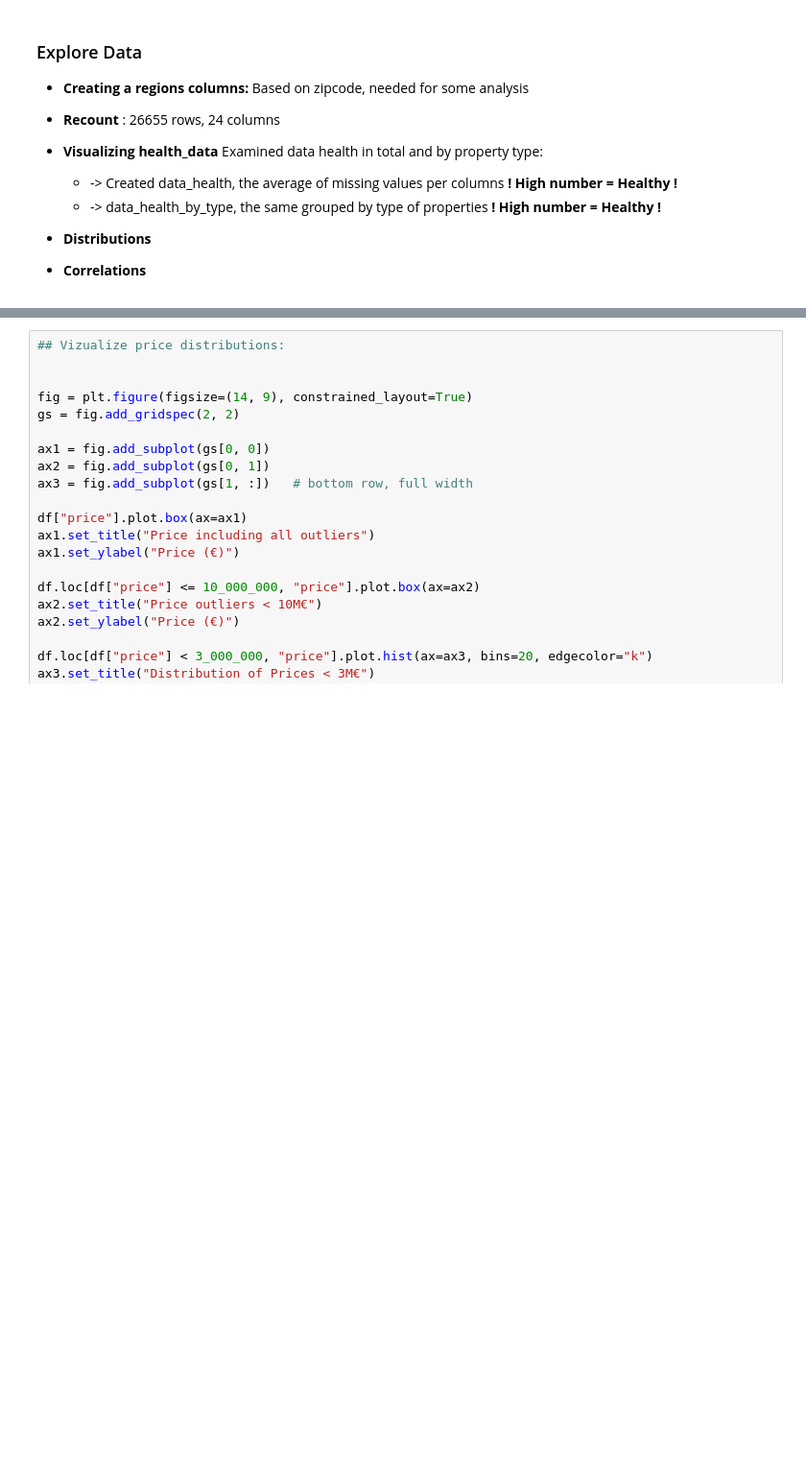
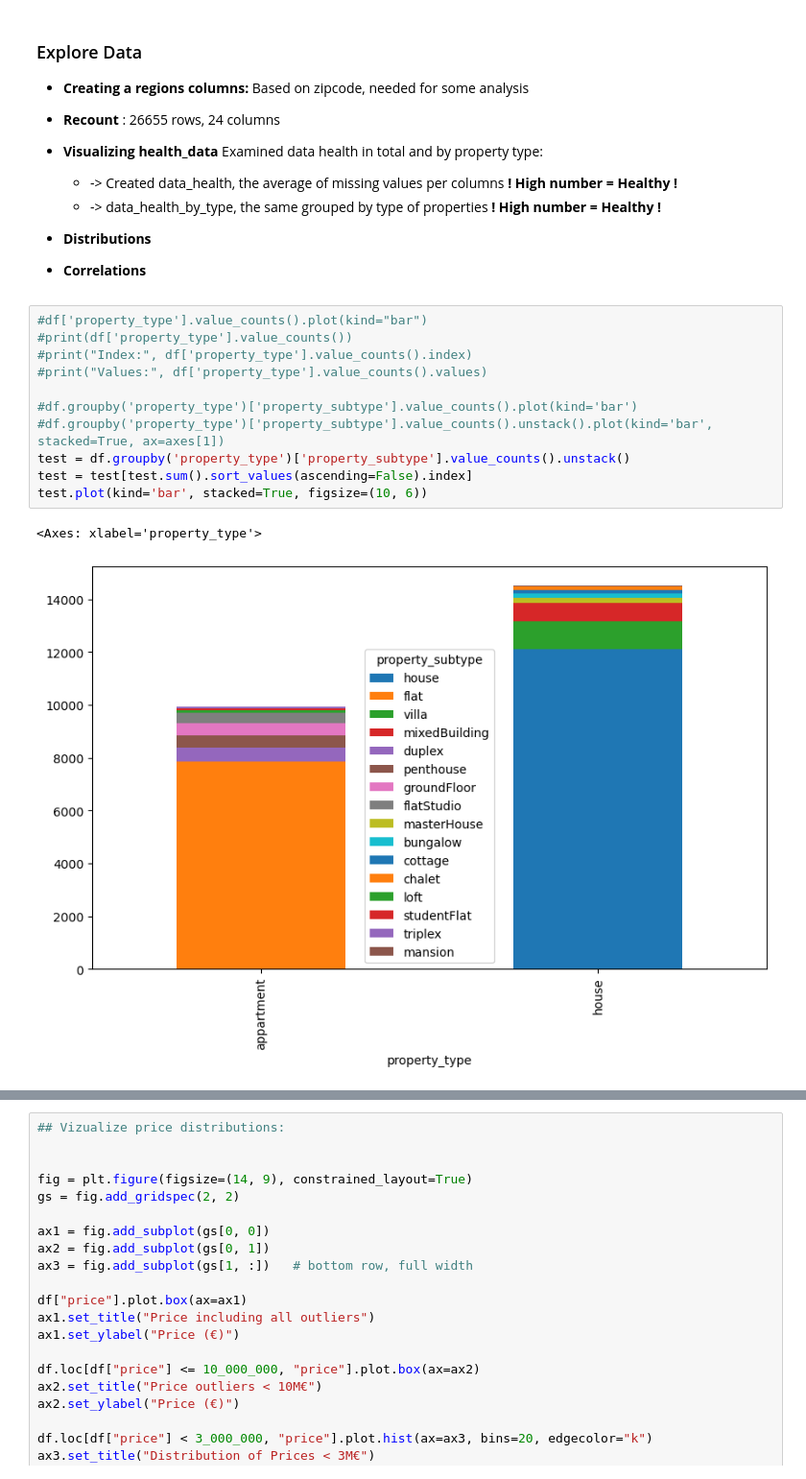
Before and after one commit to JanKazimir/ImmoElizza_team3, a Jupyter notebook: aajan_stuff/Jan_analysis_dataset.ipynb, the cells around one changed output, grey strips where cells are left out. Shown at 96% size. Cells and saved outputs as stored; diff of their text form; blank space fills up the shorter version.

Commit message:
first graph

```diff
--- a/aajan_stuff/Jan_analysis_dataset.ipynb
+++ b/aajan_stuff/Jan_analysis_dataset.ipynb
@@ -39,3 +39,17 @@ df['zip_code'] = df['zip_code'].astype('int')
 
 
 - **Correlations**
+# %%
+#df['property_type'].value_counts().plot(kind="bar")
+#print(df['property_type'].value_counts())
+#print("Index:", df['property_type'].value_counts().index)
+#print("Values:", df['property_type'].value_counts().values)
+
+#df.groupby('property_type')['property_subtype'].value_counts().plot(kind='bar')
+#df.groupby('property_type')['property_subtype'].value_counts().unstack().plot(kind='bar', stacked=True, ax=axes[1])
+test = df.groupby('property_type')['property_subtype'].value_counts().unstack()
+test = test[test.sum().sort_values(ascending=False).index]
+test.plot(kind='bar', stacked=True, figsize=(10, 6))
+# %% [output]
+<Axes: xlabel='property_type'>
+[figure, added]
```
Also changed, not shown: parts of 4 cells of this notebook, 3 other files.
